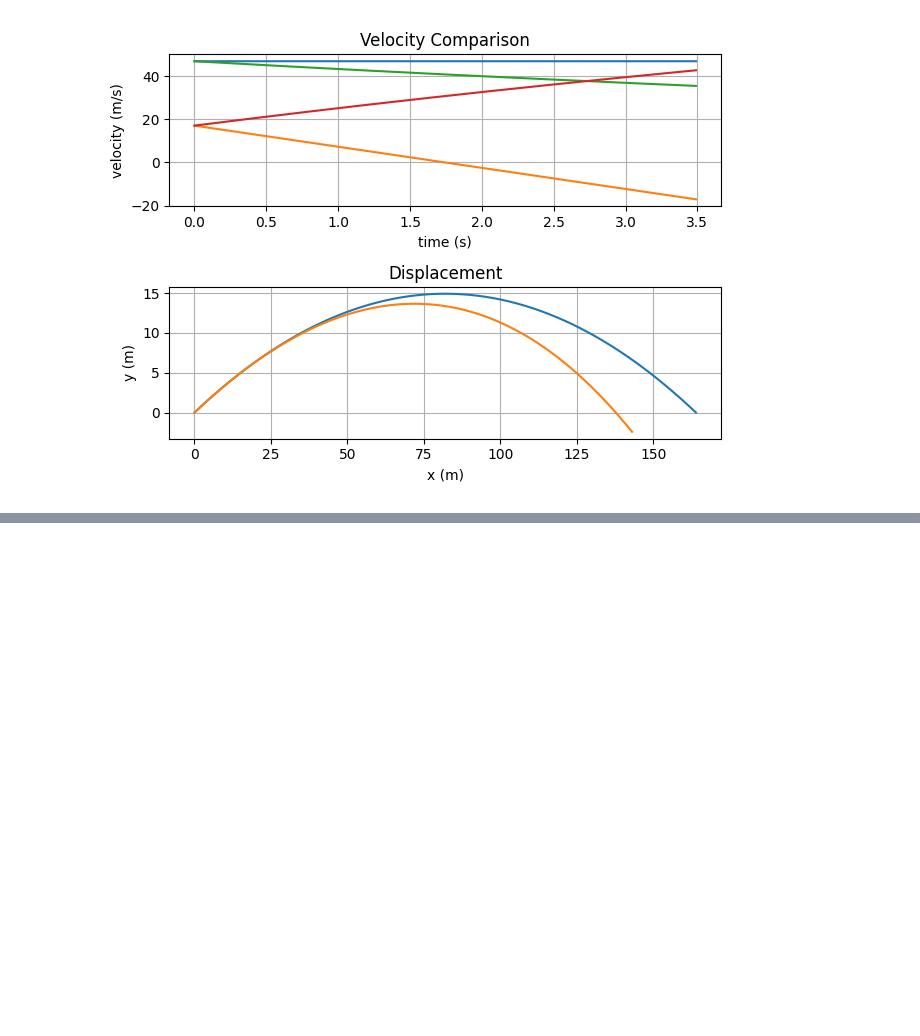
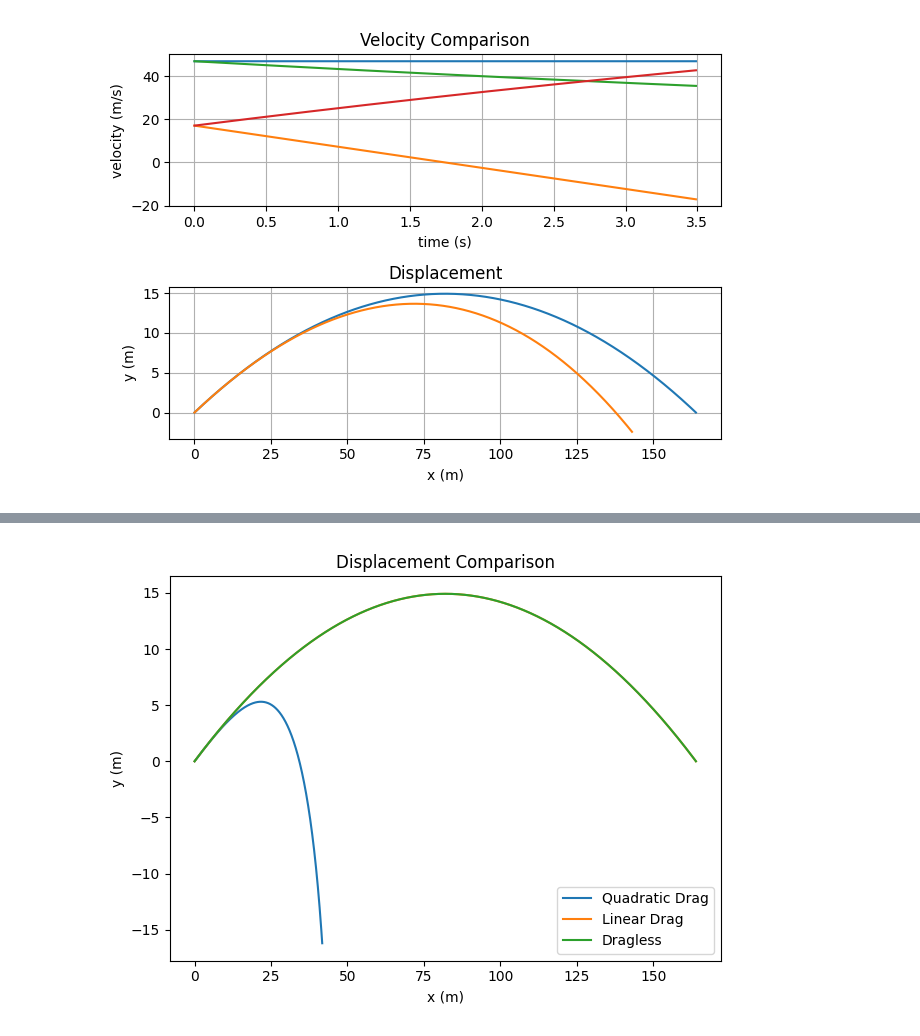
Before and after one commit to lubar1317/lessons-from-lu, a Jupyter notebook: mechanics-simulations/projectiles/analyzing_projectiles.ipynb, the cells around one changed output, grey strips where cells are left out. Drawn from its saved outputs; the diff is of its cells as text; code cells hidden in the pictures; blank space fills up the shorter version.

Commit message:
finished quadratic part, started a diff problem, made list for requirements

```diff
--- a/mechanics-simulations/projectiles/analyzing_projectiles.ipynb
+++ b/mechanics-simulations/projectiles/analyzing_projectiles.ipynb
@@ -272,0 +311,66 @@ In the last step, we express the computed velocities as $\mathbf{v}_i = \begin{p
+# %%
+"""
+In this cell, I will plot the trajectories of the dragless and
+quadratic drag projectiles side by side in order to compare their
+behavior
+"""
+
+#define important variables
+g = 9.8 #m/s2 --> gravity
+m = .002 #kg --> mass of projectile
+theta = 20 # degrees, function will later convert to radians
+
+#initial positions
+x0 = 0 #m
+y0 = 0 #m
+v0 = 50 #initial velocity, m/s
+
+N = 10000 # number of time steps
+#start and end times
+tStart = 0
+tEnd = 2*(v0*np.sin(theta*np.pi/180))/g
+t = np.linspace(0, tEnd, N)
+
+#drag coefficient
+alpha = 0.25 #Ns2/m4 order of magnitude given by taylor book
+beta = 1.6e-4 # N s/m2
+m = 5 #kg, note quadratic drag applies to bigger objects
+
+args = [alpha, g, m] #coefficients for state function
+v0arr = [v0*np.cos(np.pi*theta/180), v0*np.sin(np.pi*theta/180)] #m/s, initial component velocity, vx,vy
+r0 = [x0, y0] # m, initial position x, y
+
+tau = m/beta
+
+_, vx, vy = solve(t, stateFunction, v0arr, args) # no need for the time
+
+#velocity vectors
+v = [vx, vy]
+
+#integrate velocity to get positions
+xoft, yoft = integrateVelocity(t, v, r0)
+
+paramsNoDrag = [g, m, theta, x0, y0, v0]
+paramsLinDrag = [g, m, tau, theta, x0, y0, v0]
+
+#calculate dragless - do again to mantain cells independent
+x1oft, y1oft, vx1oft, vy1oft = dragless(t, paramsNoDrag)
+x2oft, y2oft, vx2oft, vy2oft, y2ofx = linDrag(t, paramsLinDrag)
+
+#graph
+
+fig, ax = plt.subplots()
+
+ax.plot(xoft, yoft, label='Quadratic Drag')
+ax.plot(x2oft, y2ofx, label='Linear Drag')
+ax.plot(x1oft, y1oft, label='Dragless')
+ax.set_title('Displacement Comparison')
+ax.set_xlabel('x (m)')
+ax.set_ylabel('y (m)')
+
+ax.legend()
+fig.tight_layout()
+
+plt.show()
+# %% [output]
+[figure, added]
```
Also changed, not shown: parts of 3 cells of this notebook, 1 other file.
